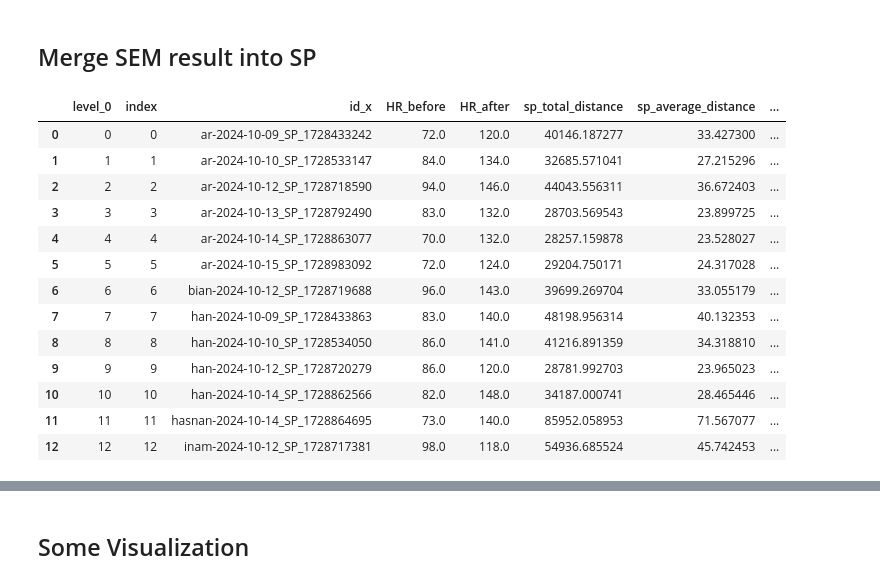
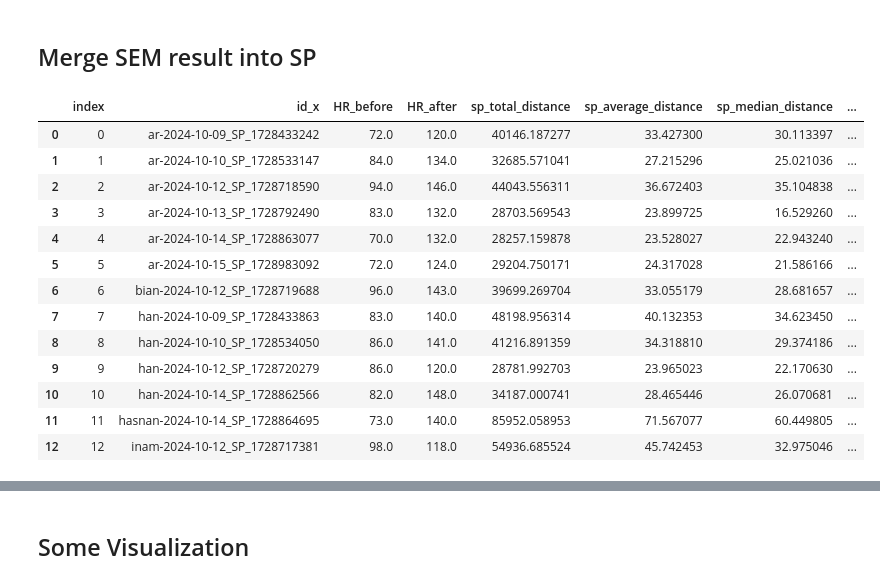
Before and after one commit to CapstoneDTETIA06/ml-workspace, a Jupyter notebook: notebooks/2.preprocessing-eda-fe.ipynb, the cells around one changed output, grey strips where cells are left out. Cells and saved outputs as stored; diff of their text form; code cells hidden in the pictures.

```diff
--- a/notebooks/2.preprocessing-eda-fe.ipynb
+++ b/notebooks/2.preprocessing-eda-fe.ipynb
@@ -295,17 +295,17 @@ df_sp = pd.merge(df_sp, df_latency, left_on='row_id', right_on='row_id',how='inn
-# %%
-df_sp
-# %% [output]
-|  | level_0 | index | id_x | HR_before | HR_after | sp_total_distance | sp_average_distance | ... |
-| 0 | 0 | 0 | ar-2024-10-09_SP_1728433242 | 72.0 | 120.0 | 40146.187277 | 33.427300 | ... |
-| 1 | 1 | 1 | ar-2024-10-10_SP_1728533147 | 84.0 | 134.0 | 32685.571041 | 27.215296 | ... |
-| 2 | 2 | 2 | ar-2024-10-12_SP_1728718590 | 94.0 | 146.0 | 44043.556311 | 36.672403 | ... |
-| 3 | 3 | 3 | ar-2024-10-13_SP_1728792490 | 83.0 | 132.0 | 28703.569543 | 23.899725 | ... |
-| 4 | 4 | 4 | ar-2024-10-14_SP_1728863077 | 70.0 | 132.0 | 28257.159878 | 23.528027 | ... |
-| 5 | 5 | 5 | ar-2024-10-15_SP_1728983092 | 72.0 | 124.0 | 29204.750171 | 24.317028 | ... |
-| 6 | 6 | 6 | bian-2024-10-12_SP_1728719688 | 96.0 | 143.0 | 39699.269704 | 33.055179 | ... |
-| 7 | 7 | 7 | han-2024-10-09_SP_1728433863 | 83.0 | 140.0 | 48198.956314 | 40.132353 | ... |
-| 8 | 8 | 8 | han-2024-10-10_SP_1728534050 | 86.0 | 141.0 | 41216.891359 | 34.318810 | ... |
-| 9 | 9 | 9 | han-2024-10-12_SP_1728720279 | 86.0 | 120.0 | 28781.992703 | 23.965023 | ... |
-| 10 | 10 | 10 | han-2024-10-14_SP_1728862566 | 82.0 | 148.0 | 34187.000741 | 28.465446 | ... |
-| 11 | 11 | 11 | hasnan-2024-10-14_SP_1728864695 | 73.0 | 140.0 | 85952.058953 | 71.567077 | ... |
-| 12 | 12 | 12 | inam-2024-10-12_SP_1728717381 | 98.0 | 118.0 | 54936.685524 | 45.742453 | ... |
+# %%
+df_engineered
+# %% [output]
+|  | index | id_x | HR_before | HR_after | sp_total_distance | sp_average_distance | sp_median_distance | ... |
+| 0 | 0 | ar-2024-10-09_SP_1728433242 | 72.0 | 120.0 | 40146.187277 | 33.427300 | 30.113397 | ... |
+| 1 | 1 | ar-2024-10-10_SP_1728533147 | 84.0 | 134.0 | 32685.571041 | 27.215296 | 25.021036 | ... |
+| 2 | 2 | ar-2024-10-12_SP_1728718590 | 94.0 | 146.0 | 44043.556311 | 36.672403 | 35.104838 | ... |
+| 3 | 3 | ar-2024-10-13_SP_1728792490 | 83.0 | 132.0 | 28703.569543 | 23.899725 | 16.529260 | ... |
+| 4 | 4 | ar-2024-10-14_SP_1728863077 | 70.0 | 132.0 | 28257.159878 | 23.528027 | 22.943240 | ... |
+| 5 | 5 | ar-2024-10-15_SP_1728983092 | 72.0 | 124.0 | 29204.750171 | 24.317028 | 21.586166 | ... |
+| 6 | 6 | bian-2024-10-12_SP_1728719688 | 96.0 | 143.0 | 39699.269704 | 33.055179 | 28.681657 | ... |
+| 7 | 7 | han-2024-10-09_SP_1728433863 | 83.0 | 140.0 | 48198.956314 | 40.132353 | 34.623450 | ... |
+| 8 | 8 | han-2024-10-10_SP_1728534050 | 86.0 | 141.0 | 41216.891359 | 34.318810 | 29.374186 | ... |
+| 9 | 9 | han-2024-10-12_SP_1728720279 | 86.0 | 120.0 | 28781.992703 | 23.965023 | 22.170630 | ... |
+| 10 | 10 | han-2024-10-14_SP_1728862566 | 82.0 | 148.0 | 34187.000741 | 28.465446 | 26.070681 | ... |
+| 11 | 11 | hasnan-2024-10-14_SP_1728864695 | 73.0 | 140.0 | 85952.058953 | 71.567077 | 60.449805 | ... |
+| 12 | 12 | inam-2024-10-12_SP_1728717381 | 98.0 | 118.0 | 54936.685524 | 45.742453 | 32.975046 | ... |
```
Also changed, not shown: parts of 8 cells of this notebook, 1 other file.
